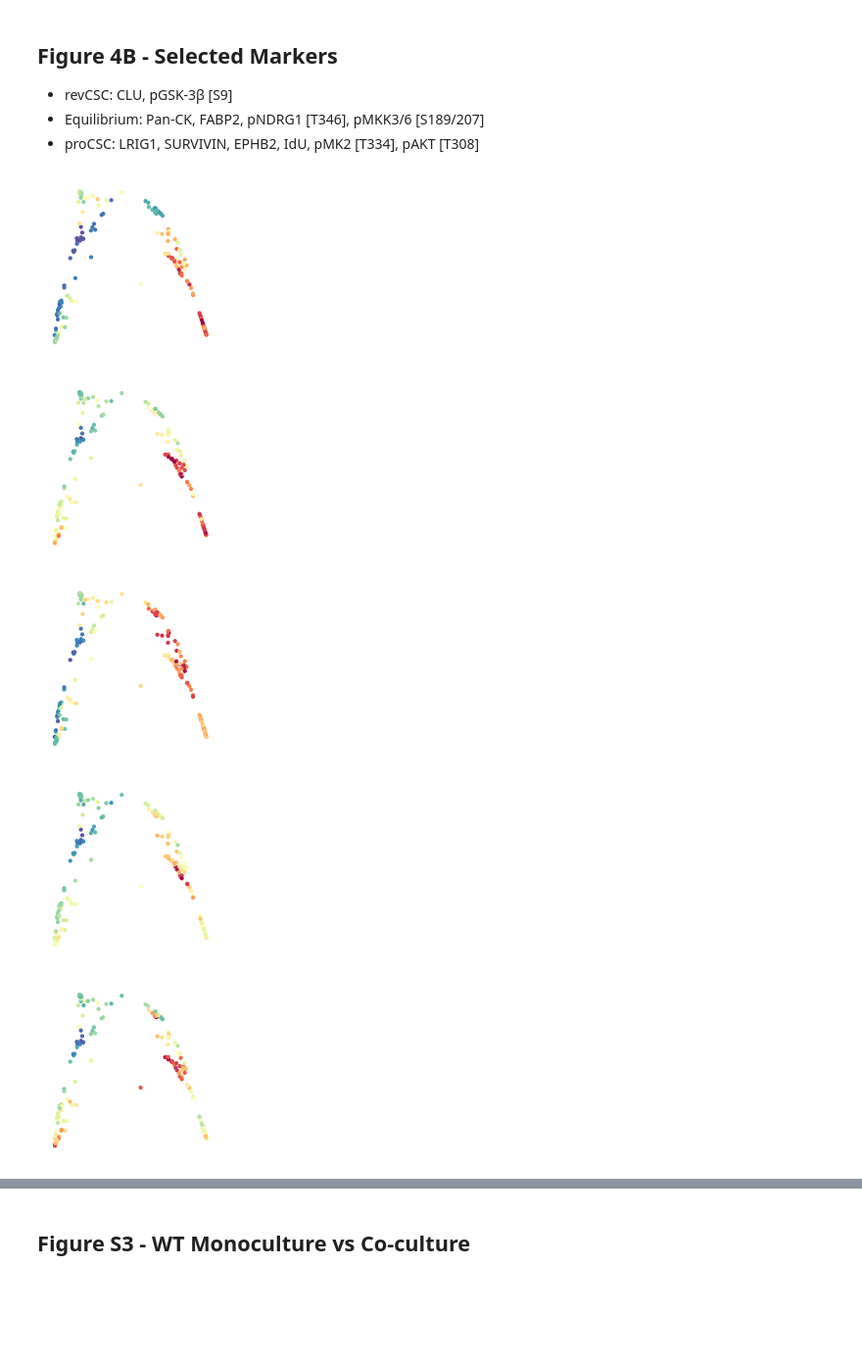
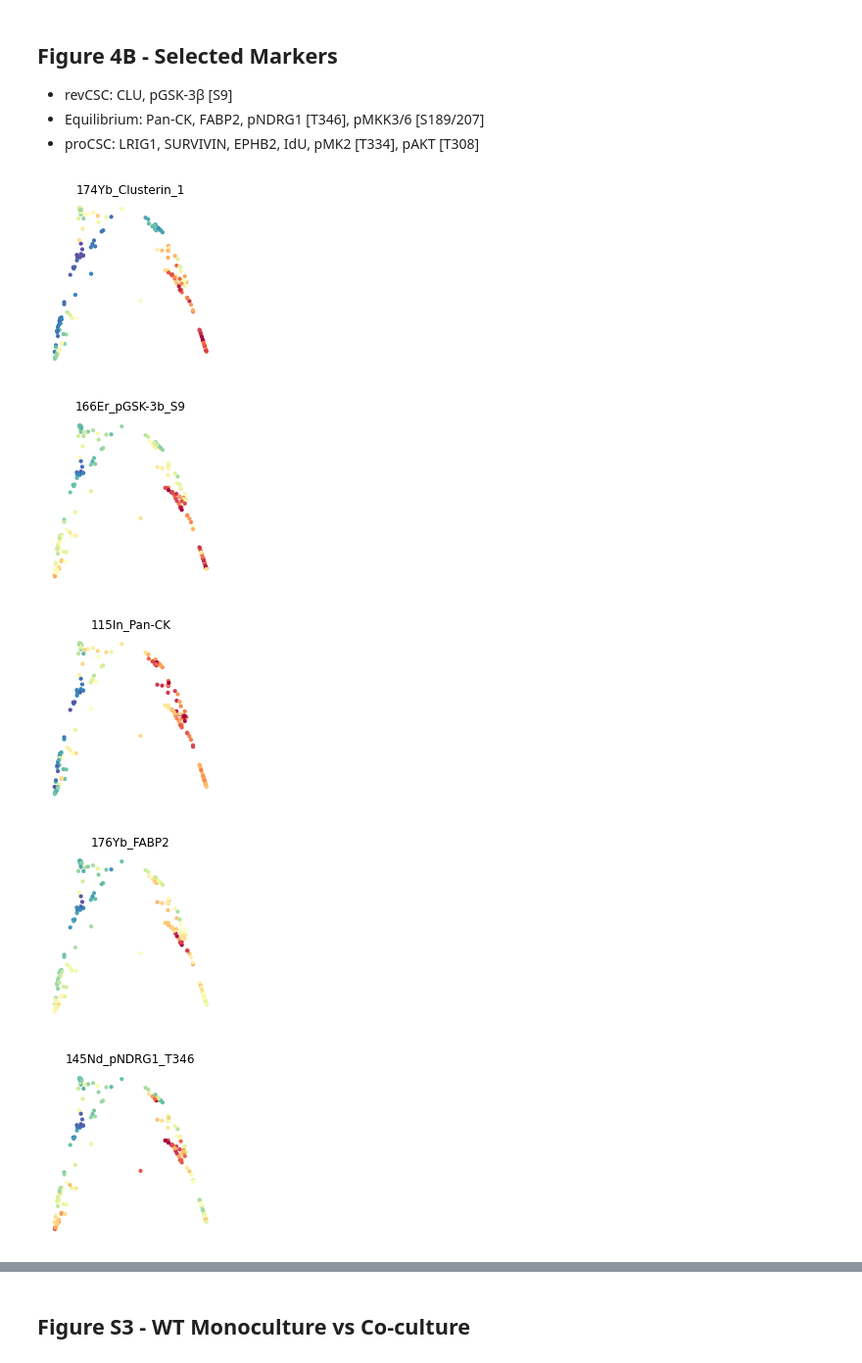
Before and after one commit to TAPE-Lab/Qin-CardosoRodriguez-et-al, a Jupyter notebook: Figure3_4-S3_S4/WENR Permutation/wenr-permutation_fig-3-4-s3-s4.ipynb, the cells around one changed output, grey strips where cells are left out. Shown at 98% size. Saved outputs shown, nothing was run; the diff lists cells and outputs as text; code cells hidden in the pictures; blank space fills up the shorter version.

```diff
--- a/Figure3_4-S3_S4/WENR Permutation/wenr-permutation_fig-3-4-s3-s4.ipynb
+++ b/Figure3_4-S3_S4/WENR Permutation/wenr-permutation_fig-3-4-s3-s4.ipynb
@@ -403,7 +402,8 @@ for marker in ["174Yb_Clusterin_1", "175Lu_Survivin_2", "115In_Pan-CK", "162Dy_L
         xlabel="",
         ylabel="",
         legend=False,
-        title="",
+        title=marker,
+        fontsize=5,
         # legend_ncol=2,
         ax=ax,
     )
@@ -540,36 +540,37 @@ marker_list = [
     "174Yb_Clusterin_1",
     "166Er_pGSK-3b_S9",
     "115In_Pan-CK",
     "176Yb_FABP2",
     "145Nd_pNDRG1_T346",
     "157Gd_pMKK3_MKK6_S189_207",
     "162Dy_LRIG1_1",
     "175Lu_Survivin_2",
     "169Tm_EPHB2",
     "127I_IdU",
     "159Tb_pMAPKAPK2_T334",
     "152Sm_pAKT_T308"
     ]
 
 for marker in marker_list:
     fig, ax = plt.subplots(1, 1, figsize=(2.2, 2.2))
     fig = scprep.plot.scatter2d(
         Y_phate_df.iloc[:, -2:],
         c=Y_phate_df.loc[:, marker],
         cmap=sns.color_palette("Spectral_r", as_cmap=True),
         ticks=False,
         s=4,
         xlabel="",
         ylabel="",
         legend=False,
-        title="",
+        title=marker,
+        fontsize=5,
         # legend_ncol=2,
         ax=ax,
     )
     fig.axis("off")
 # %% [output]
-[figure, old version]
+[figure, new version]
-[figure, old version]
+[figure, new version]
-[figure, old version]
+[figure, new version]
-[figure, old version]
+[figure, new version]
-[figure, old version]
+[figure, new version]
```
Also changed, not shown: parts of 18 cells of this notebook, 7 other files.
